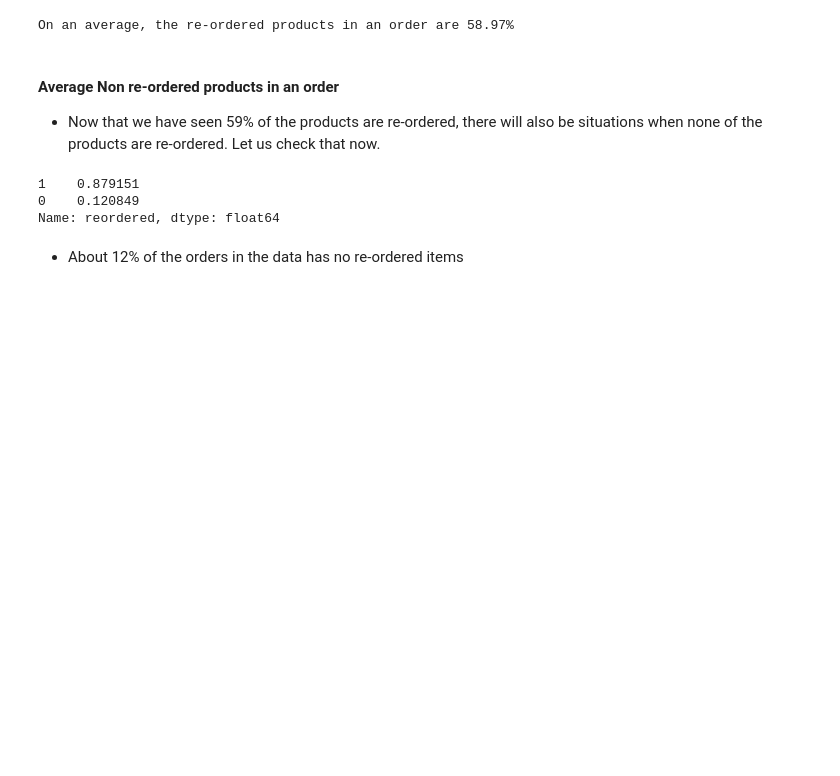
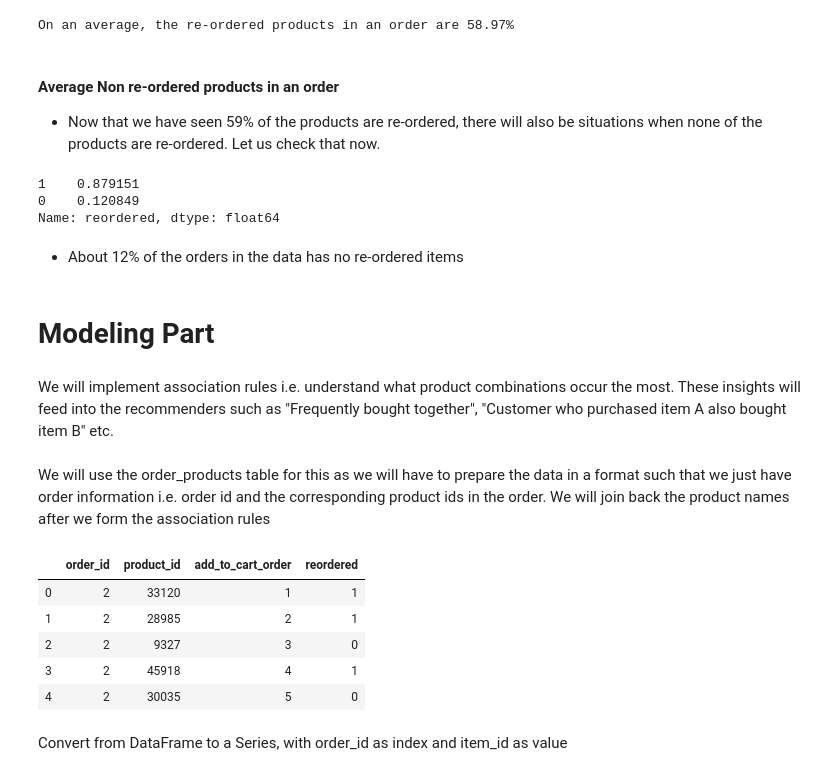
Before and after one commit to yashwanthky/Instacart_Market_Basket_Analysis, a Jupyter notebook: Data_Loading_Exploration.ipynb, the cells around one changed output. Drawn from its saved outputs; the diff is of its cells as text; code cells hidden in the pictures; blank space fills up the shorter version.

Commit message:
Update Data_Loading_Exploration.ipynb
Implemented Association Rules

```diff
--- a/Data_Loading_Exploration.ipynb
+++ b/Data_Loading_Exploration.ipynb
@@ -611,3 +608,20 @@ grouped_df.reordered.value_counts() / grouped_df.shape[0]
 Name: reordered, dtype: float64
 # %% [markdown]
 - About 12% of the orders in the data has no re-ordered items
+# %% [markdown]
+# Modeling Part
+# %% [markdown]
+We will implement association rules i.e. understand what product combinations occur the most. These insights will feed into the recommenders such as "Frequently bought together", "Customer who purchased item A also bought item B" etc.
+# %% [markdown]
+We will use the order_products table for this as we will have to prepare the data in a format such that we just have order information i.e. order id and the corresponding product ids in the order. We will join back the product names after we form the association rules
+# %%
+orders_products_train.head()
+# %% [output]
+|  | order_id | product_id | add_to_cart_order | reordered |
+| 0 | 2 | 33120 | 1 | 1 |
+| 1 | 2 | 28985 | 2 | 1 |
+| 2 | 2 | 9327 | 3 | 0 |
+| 3 | 2 | 45918 | 4 | 1 |
+| 4 | 2 | 30035 | 5 | 0 |
+# %% [markdown]
+Convert from DataFrame to a Series, with order_id as index and item_id as value
```
Also changed, not shown: parts of 20 cells of this notebook.
